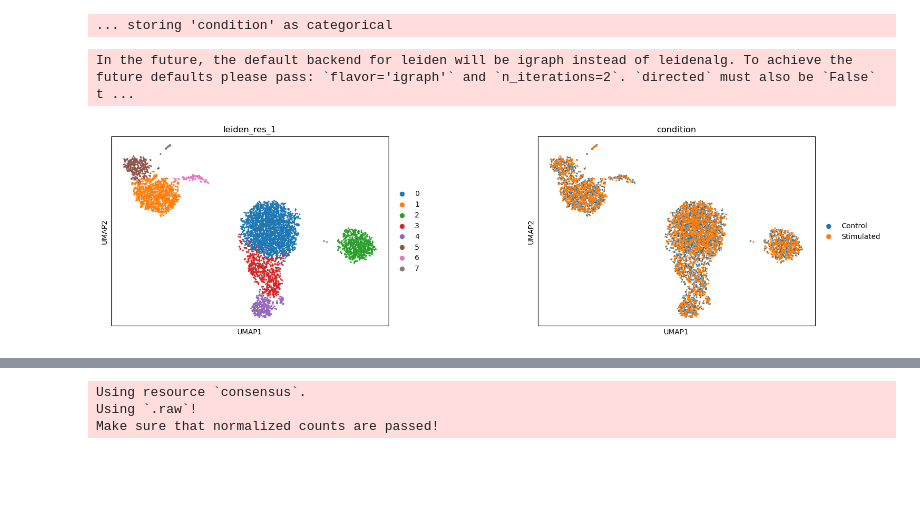
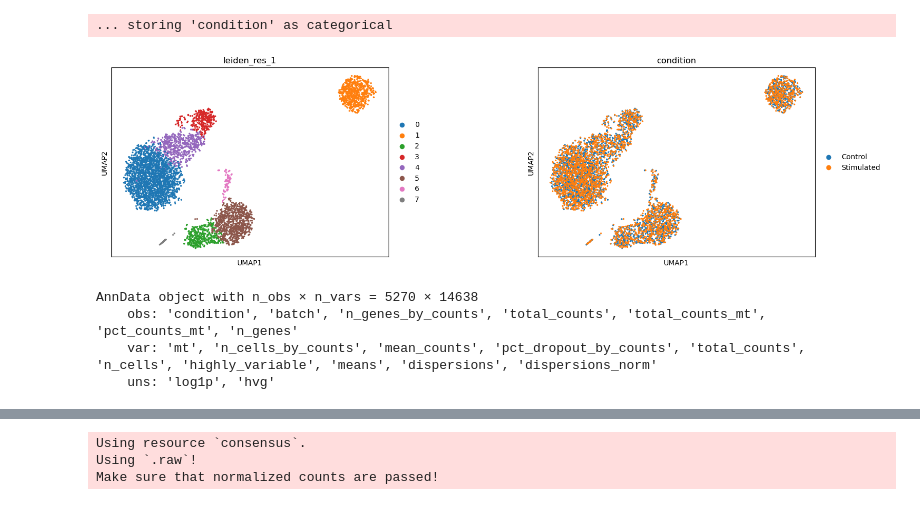
Before and after one commit to maxi7524/project_computational_biology_initial_conditions_pymyboss, a Jupyter notebook: notebooks/initial_tests/check_library.ipynb, the cells around one changed output, grey strips where cells are left out. Saved outputs shown, nothing was run; the diff lists cells and outputs as text; code cells hidden in the pictures; blank space fills up the shorter version.

```diff
--- a/notebooks/initial_tests/check_library.ipynb
+++ b/notebooks/initial_tests/check_library.ipynb
@@ -247,25 +171,31 @@ sc.pp.scale(adata_hvg, max_value=10)
 # %%
 # ---- redukcja wymiarowości i redukcja grafu ----
 # 1. PCA
 # n_comps określa liczbę wymiarów, które zachowujemy (zwykle 30-50)
 sc.tl.pca(adata_hvg, n_comps=50, svd_solver='arpack')
 
 # 2. Budowa grafu sąsiedztwa (KNN)
 # n_neighbors to liczba sąsiadów (zwykle 10-15). Większa liczba = bardziej globalna struktura.
 # use_rep='X_pca' mówi algorytmowi, by patrzył na składowe PCA, a nie na surowe geny.
 sc.pp.neighbors(adata_hvg, n_neighbors=15, n_pcs=40)
 
 # 3. Klastrowanie LEIDEN
 # resolution=1.0 to standardowy start. Zmieniamy go zależnie od potrzebnej ziarnistości.
-# flavor='vtraag' lub 'igraph' - wymaga zainstalowanych bibliotek, o których rozmawialiśmy.
-sc.tl.leiden(adata_hvg, resolution=1.0, key_added='leiden_res_1')
+# flavor='vtraag' lub 'igraph'
+sc.tl.leiden(adata_hvg, resolution=1.0, key_added='leiden_res_1', flavor='igraph')
 
 # 4. Wizualizacja UMAP (Uniform Manifold Approximation and Projection)
-# UMAP służy tylko do wizualizacji grafu w 2D, nie używamy go do klastrowania!
+# UMAP służy tylko do wizualizacji grafu w 2D, nie używamy go do klastrowania! - dlaczego ?
 sc.tl.umap(adata_hvg)
 
 # Wizualizacja wyników
 sc.pl.umap(adata_hvg, color=['leiden_res_1', 'condition'], wspace=0.4)
 # %% [output]
-In the future, the default backend for leiden will be igraph instead of leidenalg. To achieve the future defaults please pass: `flavor='igraph'` and `n_iterations=2`. `directed` must also be `False` t ...
-[figure, old version]
+[figure, new version]
+# %%
+adata
+# %% [output]
+AnnData object with n_obs × n_vars = 5270 × 14638
+    obs: 'condition', 'batch', 'n_genes_by_counts', 'total_counts', 'total_counts_mt', 'pct_counts_mt', 'n_genes'
+    var: 'mt', 'n_cells_by_counts', 'mean_counts', 'pct_dropout_by_counts', 'total_counts', 'n_cells', 'highly_variable', 'means', 'dispersions', 'dispersions_norm'
+    uns: 'log1p', 'hvg'
```
Also changed, not shown: parts of 24 cells of this notebook.
